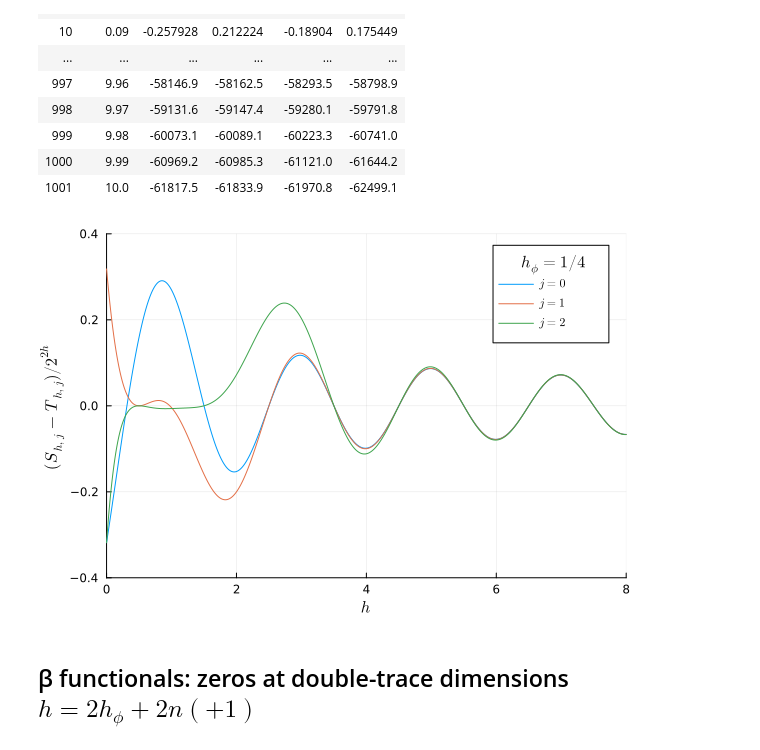
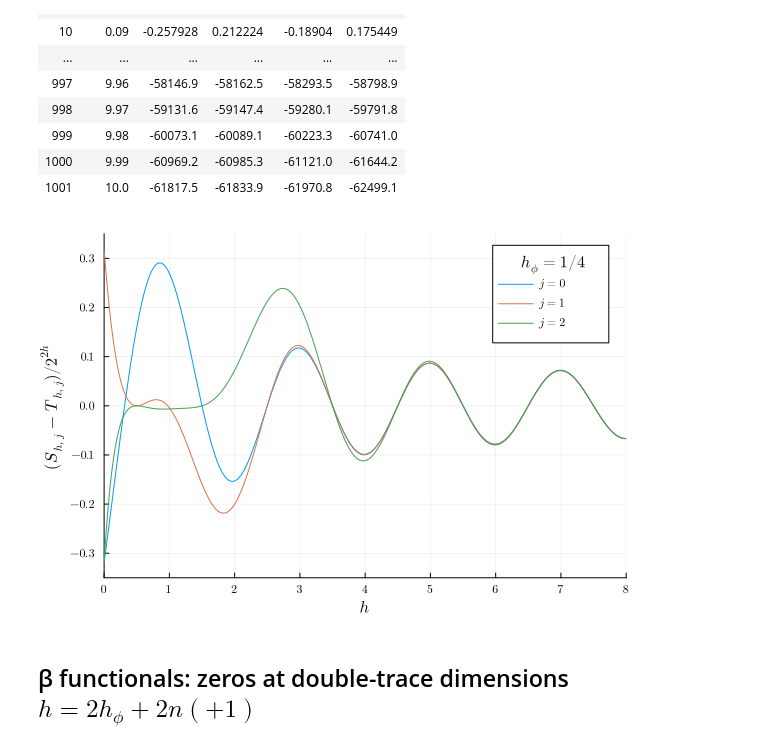
Before and after one commit to gillioz/CoBooM-2d, a Jupyter notebook: Optimal_functionals.ipynb, the cells around one changed output. Saved outputs shown, nothing was run; the diff lists cells and outputs as text; code cells hidden in the pictures.

```diff
--- a/Optimal_functionals.ipynb
+++ b/Optimal_functionals.ipynb
@@ -380,17 +382,16 @@ G_df = CSV.read("data/G_0.25.csv", DataFrame, select=["h", "0", "1", "2", "3"])
 | 1000 | 9.99 | -60969.2 | -60985.3 | -61121.0 | -61644.2 |
 | 1001 | 10.0 | -61817.5 | -61833.9 | -61970.8 | -62499.1 |
 # %%
-plot(legendtitle=L"h_\phi = 1/4")
+plot(legendtitle=L"h_\phi = 1/4",
+    xlabel=L"h", xlims=(0,8), xticks=(collect(0:8), [L"%$i" for i = 0:8]),
+    ylabel=L"( S_{h,j} - T_{h,j} ) / 2^{2h}", ylims=(-0.35, 0.35), yticks=(collect(-0.3:0.1:0.3), [L"%$i" for i = -0.3:0.1:0.3]))
 for j = 0:2
     h = G_df[!, "h"]
     plot!(h, 0.25.^h .* G_df[!, string(j)], label=L"j = %$j")
 end
-xlims!(0, 8)
-ylims!(-0.4, 0.4)
-xlabel!(L"h")
-ylabel!(L"( S_{h,j} - T_{h,j} ) / 2^{2h}")
+plot!()
 # %% [output]
-[figure, old version]
+[figure, new version]
 # %%
 # savefig("S_minus_T_example.pdf")
 # %% [markdown]
```
Also changed, not shown: parts of 39 cells of this notebook, 26 other files.
